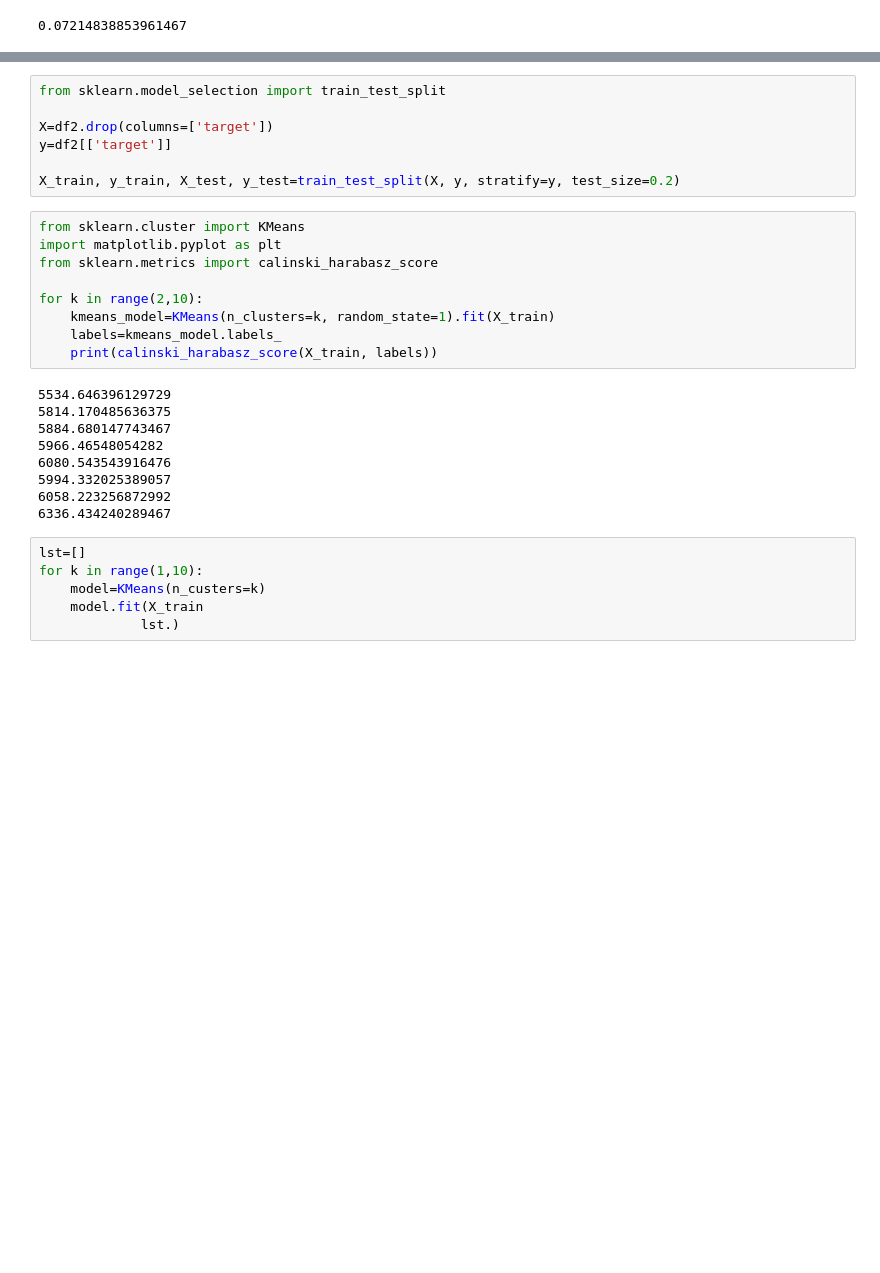
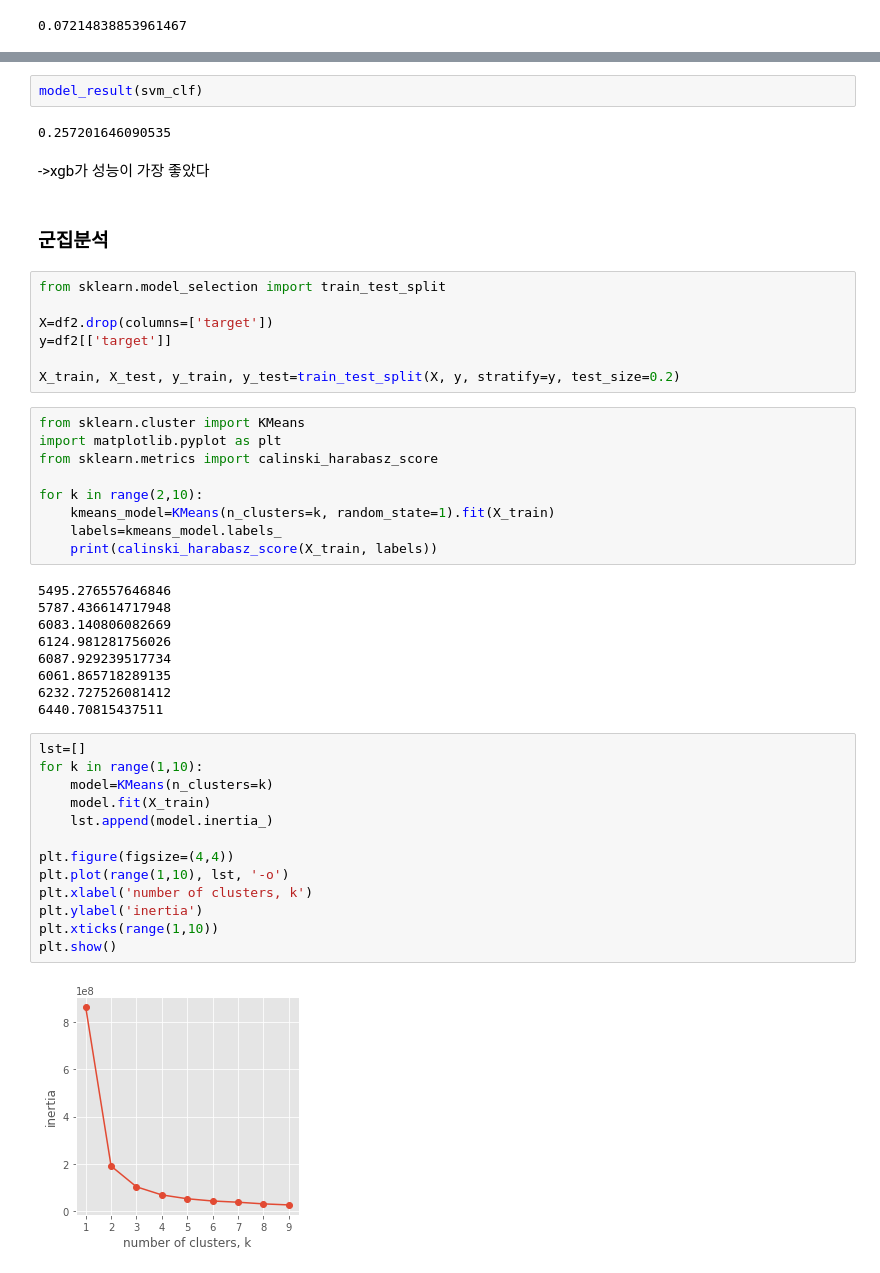
Before and after one commit to teng-ny/ADPStudy, a Jupyter notebook: ADP시험복기/kaggle_15회/(15회) 1-1. 머신러닝(반복).ipynb, the cells around one changed output, grey strips where cells are left out. Drawn from its saved outputs; the diff is of its cells as text; blank space fills up the shorter version.

```diff
--- a/ADP시험복기/kaggle_15회/(15회) 1-1. 머신러닝(반복).ipynb
+++ b/ADP시험복기/kaggle_15회/(15회) 1-1. 머신러닝(반복).ipynb
@@ -194,10 +223,18 @@ cutoff
+# %%
+model_result(svm_clf)
+# %% [output]
+0.257201646090535
+# %% [markdown]
+->xgb가 성능이 가장 좋았다
+# %% [markdown]
+### 군집분석
 # %%
 from sklearn.model_selection import train_test_split
 
 X=df2.drop(columns=['target'])
 y=df2[['target']]
 
-X_train, y_train, X_test, y_test=train_test_split(X, y, stratify=y, test_size=0.2)
+X_train, X_test, y_train, y_test=train_test_split(X, y, stratify=y, test_size=0.2)
 # %%
 from sklearn.cluster import KMeans
 import matplotlib.pyplot as plt
@@ -208,17 +245,26 @@ for k in range(2,10):
     labels=kmeans_model.labels_
     print(calinski_harabasz_score(X_train, labels))
 # %% [output]
-5534.646396129729
-5814.170485636375
-5884.680147743467
-5966.46548054282
-6080.543543916476
-5994.332025389057
-6058.223256872992
-6336.434240289467
+5495.276557646846
+5787.436614717948
+6083.140806082669
+6124.981281756026
+6087.929239517734
+6061.865718289135
+6232.727526081412
+6440.70815437511
 # %%
 lst=[]
 for k in range(1,10):
-    model=KMeans(n_custers=k)
-    model.fit(X_train
-             lst.)
+    model=KMeans(n_clusters=k)
+    model.fit(X_train)
+    lst.append(model.inertia_)
+
+plt.figure(figsize=(4,4))
+plt.plot(range(1,10), lst, '-o')
+plt.xlabel('number of clusters, k')
+plt.ylabel('inertia')
+plt.xticks(range(1,10))
+plt.show()
+# %% [output]
+[figure, added]
```
Also changed, not shown: parts of 10 cells of this notebook.
